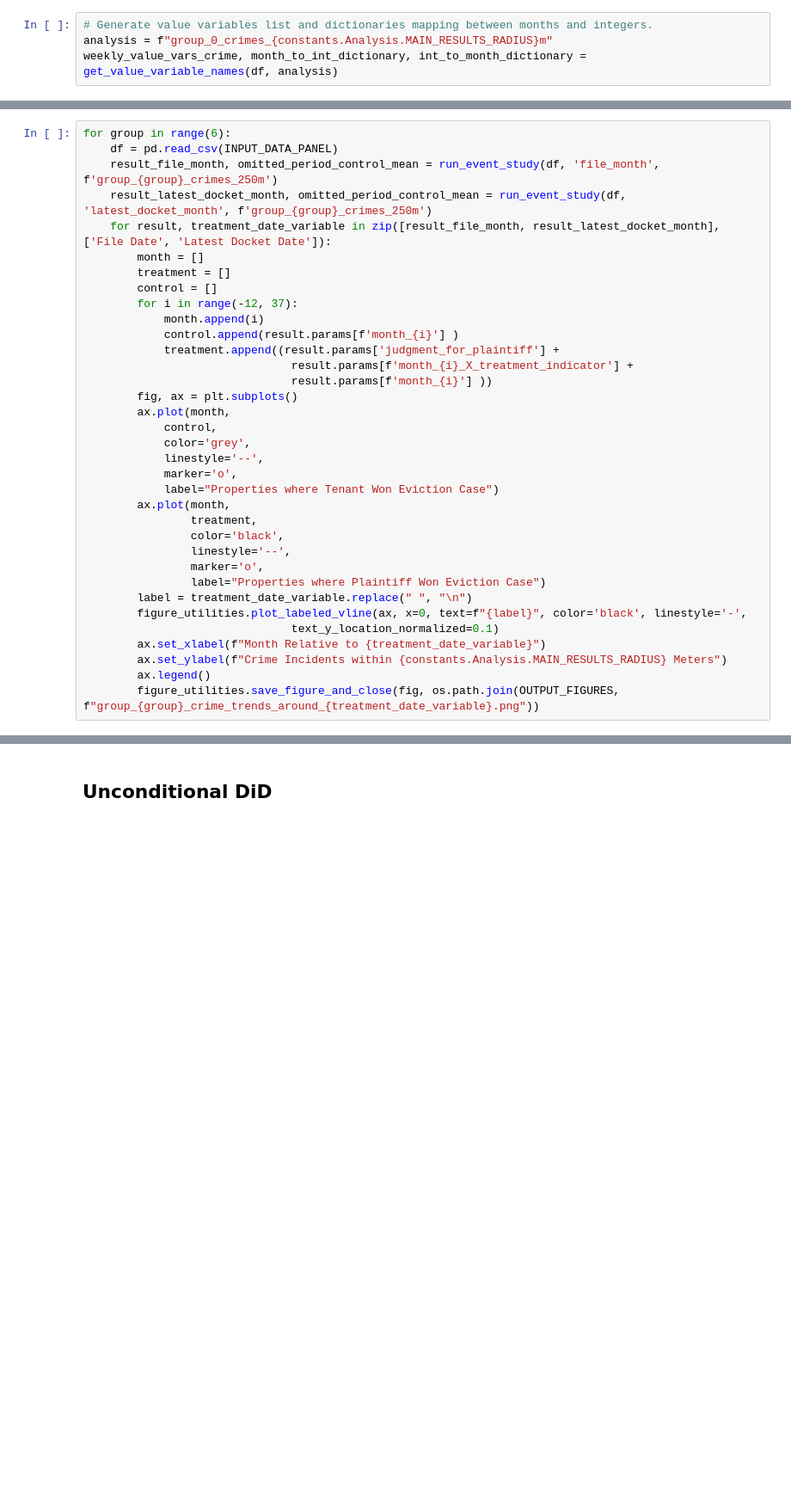
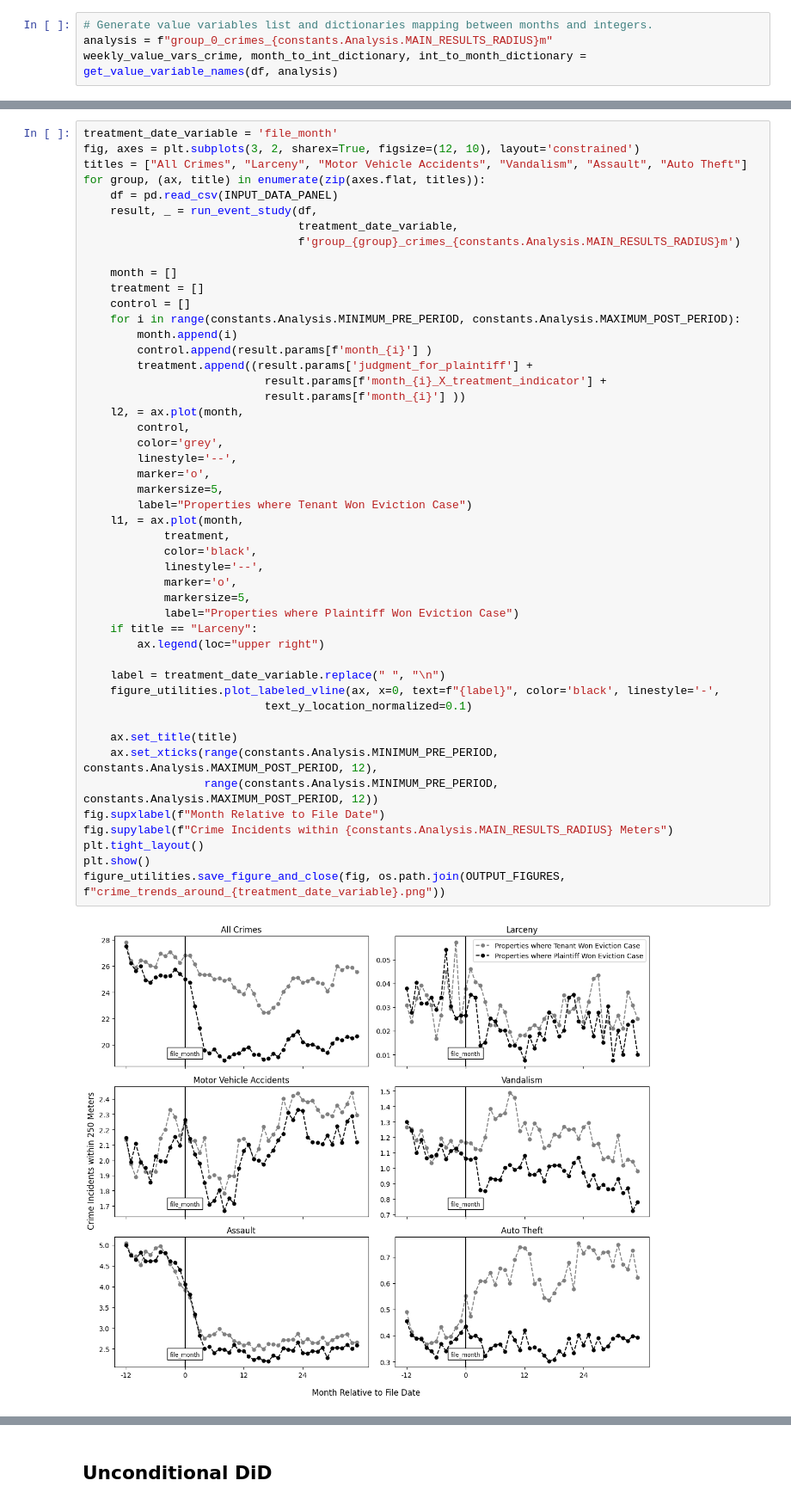
Before and after one commit to arjun-shanmugam/seniorthesis, a Jupyter notebook: src/6_main_results.ipynb, the cells around one changed output, grey strips where cells are left out. Shown at 86% size. Cells and saved outputs as stored; diff of their text form; blank space fills up the shorter version.

```diff
--- a/src/6_main_results.ipynb
+++ b/src/6_main_results.ipynb
@@ -36,35 +53,50 @@ balance_table
 # %%
-for group in range(6):
+treatment_date_variable = 'file_month'
+fig, axes = plt.subplots(3, 2, sharex=True, figsize=(12, 10), layout='constrained')
+titles = ["All Crimes", "Larceny", "Motor Vehicle Accidents", "Vandalism", "Assault", "Auto Theft"]
+for group, (ax, title) in enumerate(zip(axes.flat, titles)):
     df = pd.read_csv(INPUT_DATA_PANEL)
-    result_file_month, omitted_period_control_mean = run_event_study(df, 'file_month', f'group_{group}_crimes_250m')
-    result_latest_docket_month, omitted_period_control_mean = run_event_study(df, 'latest_docket_month', f'group_{group}_crimes_250m')
-    for result, treatment_date_variable in zip([result_file_month, result_latest_docket_month], ['File Date', 'Latest Docket Date']):
-        month = []
-        treatment = []
-        control = []
-        for i in range(-12, 37):
-            month.append(i)
-            control.append(result.params[f'month_{i}'] )
-            treatment.append((result.params['judgment_for_plaintiff'] +
-                               result.params[f'month_{i}_X_treatment_indicator'] +
-                               result.params[f'month_{i}'] ))
-        fig, ax = plt.subplots()
-        ax.plot(month,
-            control,
-            color='grey',
+    result, _ = run_event_study(df,
+                                treatment_date_variable,
+                                f'group_{group}_crimes_{constants.Analysis.MAIN_RESULTS_RADIUS}m')
+
+    month = []
+    treatment = []
+    control = []
+    for i in range(constants.Analysis.MINIMUM_PRE_PERIOD, constants.Analysis.MAXIMUM_POST_PERIOD):
+        month.append(i)
+        control.append(result.params[f'month_{i}'] )
+        treatment.append((result.params['judgment_for_plaintiff'] +
+                           result.params[f'month_{i}_X_treatment_indicator'] +
+                           result.params[f'month_{i}'] ))
+    l2, = ax.plot(month,
+        control,
+        color='grey',
+        linestyle='--',
+        marker='o',
+        markersize=5,
+        label="Properties where Tenant Won Eviction Case")
+    l1, = ax.plot(month,
+            treatment,
+            color='black',
             linestyle='--',
             marker='o',
-            label="Properties where Tenant Won Eviction Case")
-        ax.plot(month,
-                treatment,
-                color='black',
-                linestyle='--',
-                marker='o',
-                label="Properties where Plaintiff Won Eviction Case")
-        label = treatment_date_variable.replace(" ", "\n")
-        figure_utilities.plot_labeled_vline(ax, x=0, text=f"{label}", color='black', linestyle='-',
-                               text_y_location_normalized=0.1)
-        ax.set_xlabel(f"Month Relative to {treatment_date_variable}")
-        ax.set_ylabel(f"Crime Incidents within {constants.Analysis.MAIN_RESULTS_RADIUS} Meters")
-        ax.legend()
-        figure_utilities.save_figure_and_close(fig, os.path.join(OUTPUT_FIGURES, f"group_{group}_crime_trends_around_{treatment_date_variable}.png"))
+            markersize=5,
+            label="Properties where Plaintiff Won Eviction Case")
+    if title == "Larceny":
+        ax.legend(loc="upper right")
+
+    label = treatment_date_variable.replace(" ", "\n")
+    figure_utilities.plot_labeled_vline(ax, x=0, text=f"{label}", color='black', linestyle='-',
+                           text_y_location_normalized=0.1)
+
+    ax.set_title(title)
+    ax.set_xticks(range(constants.Analysis.MINIMUM_PRE_PERIOD, constants.Analysis.MAXIMUM_POST_PERIOD, 12),
+                  range(constants.Analysis.MINIMUM_PRE_PERIOD, constants.Analysis.MAXIMUM_POST_PERIOD, 12))
+fig.supxlabel(f"Month Relative to File Date")
+fig.supylabel(f"Crime Incidents within {constants.Analysis.MAIN_RESULTS_RADIUS} Meters")
+plt.tight_layout()
+plt.show()
+figure_utilities.save_figure_and_close(fig, os.path.join(OUTPUT_FIGURES, f"crime_trends_around_{treatment_date_variable}.png"))
+# %% [output]
+[figure, added]
```
Also changed, not shown: parts of 10 cells of this notebook, 2 other files.
